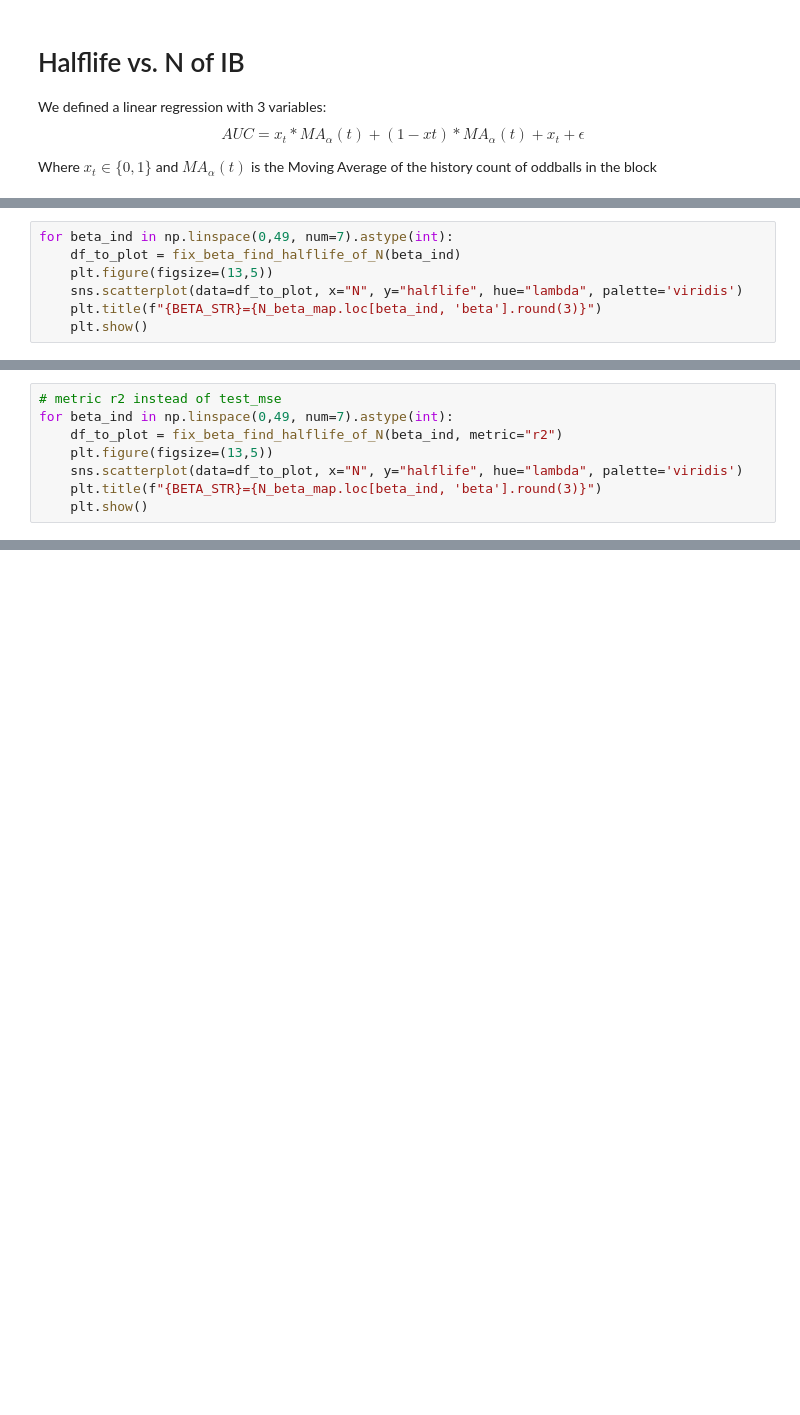
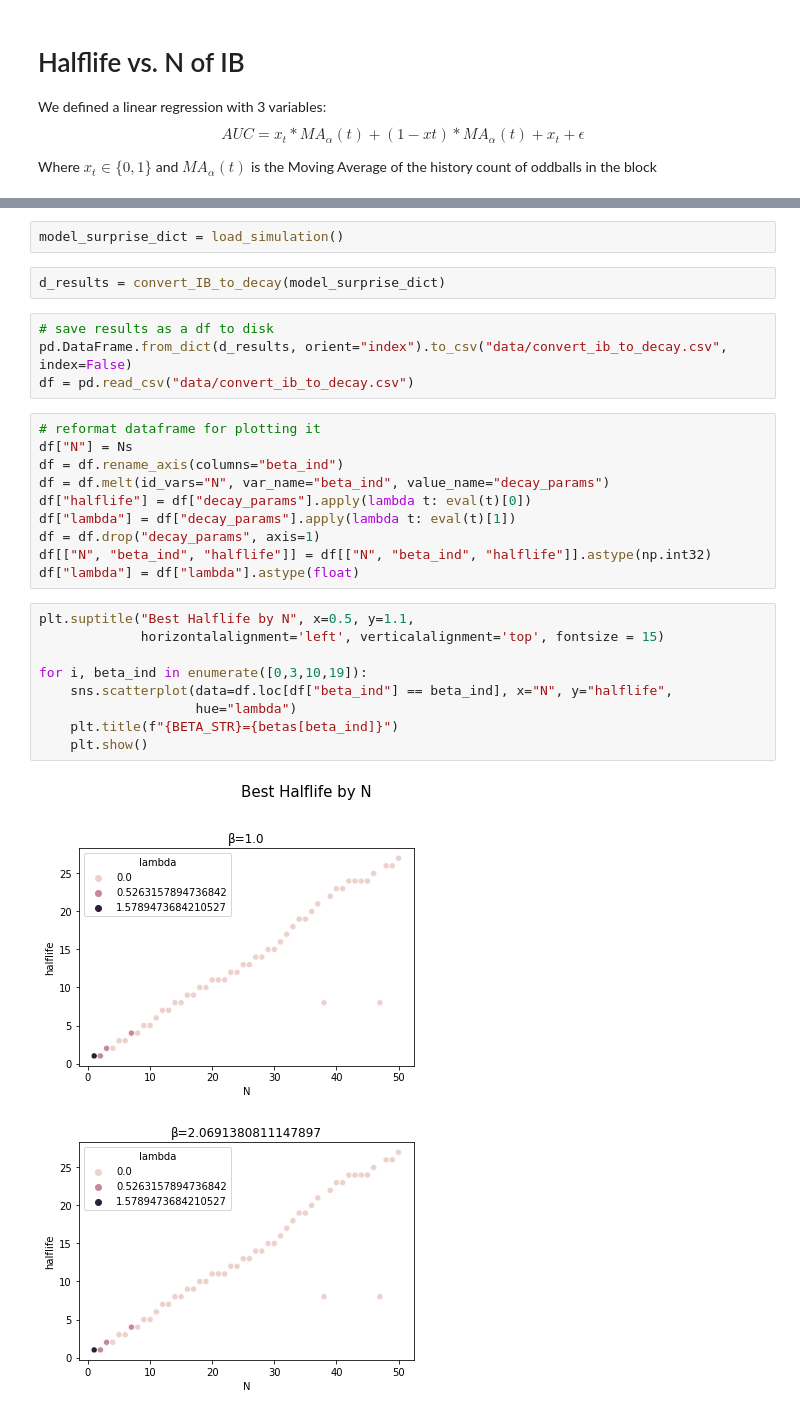
Before and after one commit to yuvfried/seminar-workshop, a Jupyter notebook: notebooks/Halflife_vs_N.ipynb, the cells around one changed output, grey strips where cells are left out. Cells and saved outputs as stored; diff of their text form; blank space fills up the shorter version.

```diff
--- a/notebooks/Halflife_vs_N.ipynb
+++ b/notebooks/Halflife_vs_N.ipynb
@@ -158,7 +73,0 @@ def fix_beta_find_halflife_of_N(beta_ind, metric="test_mse"):
-# %%
-for beta_ind in np.linspace(0,49, num=7).astype(int):
-    df_to_plot = fix_beta_find_halflife_of_N(beta_ind)
-    plt.figure(figsize=(13,5))
-    sns.scatterplot(data=df_to_plot, x="N", y="halflife", hue="lambda", palette='viridis')
-    plt.title(f"{BETA_STR}={N_beta_map.loc[beta_ind, 'beta'].round(3)}")
-    plt.show()
@@ -183,8 +73,0 @@ plt.show()
-# %%
-# metric r2 instead of test_mse
-for beta_ind in np.linspace(0,49, num=7).astype(int):
-    df_to_plot = fix_beta_find_halflife_of_N(beta_ind, metric="r2")
-    plt.figure(figsize=(13,5))
-    sns.scatterplot(data=df_to_plot, x="N", y="halflife", hue="lambda", palette='viridis')
-    plt.title(f"{BETA_STR}={N_beta_map.loc[beta_ind, 'beta'].round(3)}")
-    plt.show()
@@ -198,0 +74,30 @@ for beta_ind in np.linspace(0,49, num=7).astype(int):
+# %%
+model_surprise_dict = load_simulation()
+# %%
+d_results = convert_IB_to_decay(model_surprise_dict)
+# %%
+# save results as a df to disk
+pd.DataFrame.from_dict(d_results, orient="index").to_csv("data/convert_ib_to_decay.csv", index=False)
+df = pd.read_csv("data/convert_ib_to_decay.csv")
+# %%
+# reformat dataframe for plotting it
+df["N"] = Ns
+df = df.rename_axis(columns="beta_ind")
+df = df.melt(id_vars="N", var_name="beta_ind", value_name="decay_params")
+df["halflife"] = df["decay_params"].apply(lambda t: eval(t)[0])
+df["lambda"] = df["decay_params"].apply(lambda t: eval(t)[1])
+df = df.drop("decay_params", axis=1)
+df[["N", "beta_ind", "halflife"]] = df[["N", "beta_ind", "halflife"]].astype(np.int32)
+df["lambda"] = df["lambda"].astype(float)
+# %%
+plt.suptitle("Best Halflife by N", x=0.5, y=1.1,
+             horizontalalignment='left', verticalalignment='top', fontsize = 15)
+
+for i, beta_ind in enumerate([0,3,10,19]):
+    sns.scatterplot(data=df.loc[df["beta_ind"] == beta_ind], x="N", y="halflife",
+                    hue="lambda")
+    plt.title(f"{BETA_STR}={betas[beta_ind]}")
+    plt.show()
+# %% [output]
+[figure, added]
+[figure, added]
```
Also changed, not shown: parts of 19 cells of this notebook, 1 other file.
